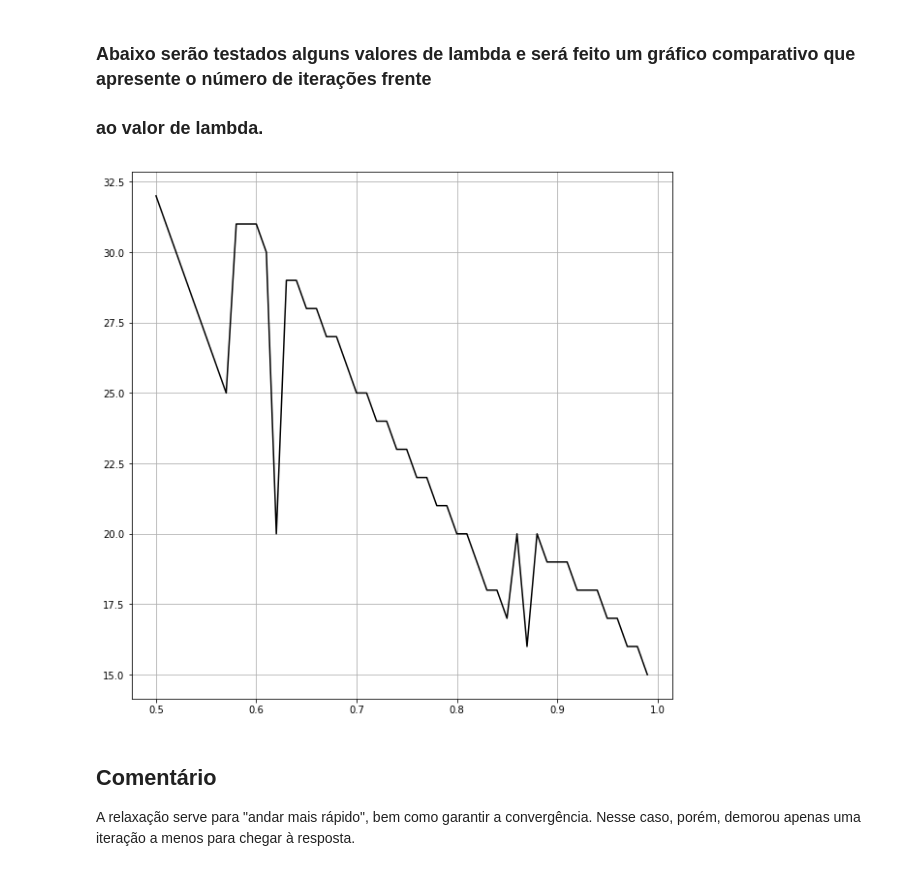
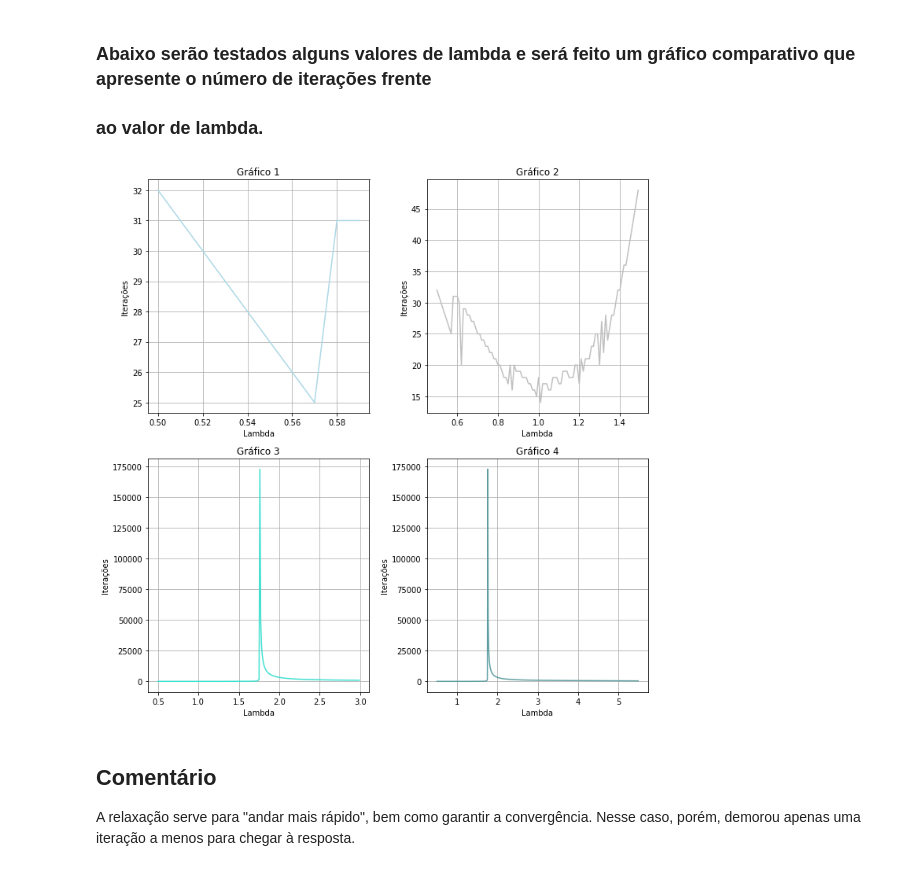
Before and after one commit to alcapriles/seven, a Jupyter notebook: exercicio_aula_11_Gauss_Seidel.ipynb, the cells around one changed output. Drawn from its saved outputs; the diff is of its cells as text; code cells hidden in the pictures.

Commit message:
Exercício da aula 11, referente a Gauss Seidel.

```diff
--- a/exercicio_aula_11_Gauss_Seidel.ipynb
+++ b/exercicio_aula_11_Gauss_Seidel.ipynb
@@ -132,26 +135,46 @@ lambdas = [0.01*i + 0.5 for i in range(50)]
 # %%
-iters = evaluate(lambdas, gauss_seidel_relax)
+iters1 = evaluate(lambdas1, gauss_seidel_relax)
-# %%
-plt.figure(figsize=(10,10))
-
-
-plt.subplot(221)
-plt.plot(lambdas, iters, color="black")
-plt.grid()
-plt.title('Lambda variando de a a b')
-plt.xlabel('Lambda')
-plt.ylabel('Iterações')
-
-
-
-
-
-
-
-plt.tight_layout()
-plt.show()
-# %% [output]
-[figure, removed]
+# %%
+iters2 = evaluate(lambdas2, gauss_seidel_relax)
+# %%
+iters3 = evaluate(lambdas3, gauss_seidel_relax)
+# %%
+iters4 = evaluate(lambdas4, gauss_seidel_relax)
+# %%
+plt.figure(figsize=(10,10))
+
+plt.subplot(221)
+plt.plot(lambdas1, iters1, color='lightblue')
+plt.grid()
+plt.title('Gráfico 1')
+plt.xlabel('Lambda')
+plt.ylabel('Iterações')
+
+plt.subplot(222)
+plt.plot(lambdas2, iters2, color='silver')
+plt.grid()
+plt.title('Gráfico 2')
+plt.xlabel('Lambda')
+plt.ylabel('Iterações')
+
+plt.subplot(223)
+plt.plot(lambdas3, iters3, color='turquoise')
+plt.grid()
+plt.title('Gráfico 3')
+plt.xlabel('Lambda')
+plt.ylabel('Iterações')
+
+plt.subplot(224)
+plt.plot(lambdas4, iters4, color='cadetblue')
+plt.grid()
+plt.title('Gráfico 4')
+plt.xlabel('Lambda')
+plt.ylabel('Iterações')
+
+plt.tight_layout()
+plt.show()
+# %% [output]
+[figure, added]
 # %% [markdown]
 ## Comentário
 
```
Also changed, not shown: parts of 2 cells of this notebook.
